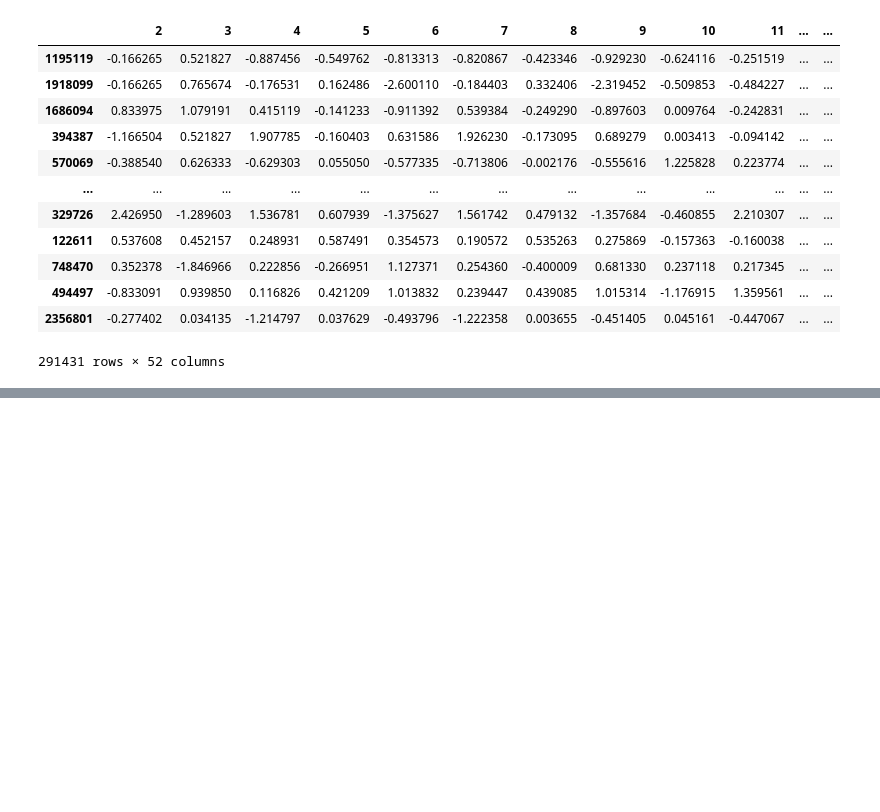
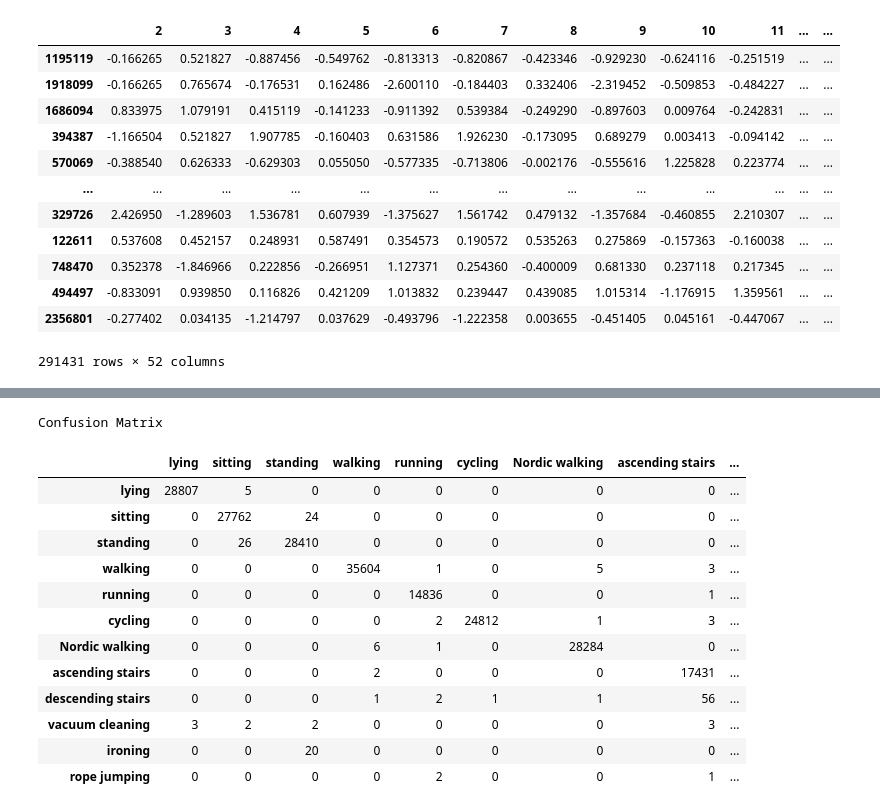
Before and after one commit to vivekmadhavaram/SMAI-Project---Team-30, a Jupyter notebook: NN.ipynb, the cells around one changed output, grey strips where cells are left out. Cells and saved outputs as stored; diff of their text form; code cells hidden in the pictures; blank space fills up the shorter version.

```diff
--- a/NN.ipynb
+++ b/NN.ipynb
@@ -242,9 +248,24 @@ data 0.526763916015625
 # %%
 from sklearn.metrics import confusion_matrix
-cls=classifiers[3]
+cls=classifiers[2]
 y_t=list(y_test)
 tey_pred = cls.predict(X_test)
 cm2 = confusion_matrix(y_t, list(tey_pred))
 cm_df2 = pd.DataFrame(cm2,index = activity_id.values(),columns = activity_id.values())
 print("Confusion Matrix")
 cm_df2
+# %% [output]
+Confusion Matrix
+|  | lying | sitting | standing | walking | running | cycling | Nordic walking | ascending stairs | ... |
+| lying | 28807 | 5 | 0 | 0 | 0 | 0 | 0 | 0 | ... |
+| sitting | 0 | 27762 | 24 | 0 | 0 | 0 | 0 | 0 | ... |
+| standing | 0 | 26 | 28410 | 0 | 0 | 0 | 0 | 0 | ... |
+| walking | 0 | 0 | 0 | 35604 | 1 | 0 | 5 | 3 | ... |
+| running | 0 | 0 | 0 | 0 | 14836 | 0 | 0 | 1 | ... |
+| cycling | 0 | 0 | 0 | 0 | 2 | 24812 | 1 | 3 | ... |
+| Nordic walking | 0 | 0 | 0 | 6 | 1 | 0 | 28284 | 0 | ... |
+| ascending stairs | 0 | 0 | 0 | 2 | 0 | 0 | 0 | 17431 | ... |
+| descending stairs | 0 | 0 | 0 | 1 | 2 | 1 | 1 | 56 | ... |
+| vacuum cleaning | 3 | 2 | 2 | 0 | 0 | 0 | 0 | 3 | ... |
+| ironing | 0 | 0 | 20 | 0 | 0 | 0 | 0 | 0 | ... |
+| rope jumping | 0 | 0 | 0 | 0 | 2 | 0 | 0 | 1 | ... |
```
Also changed, not shown: parts of 1 cell of this notebook.
